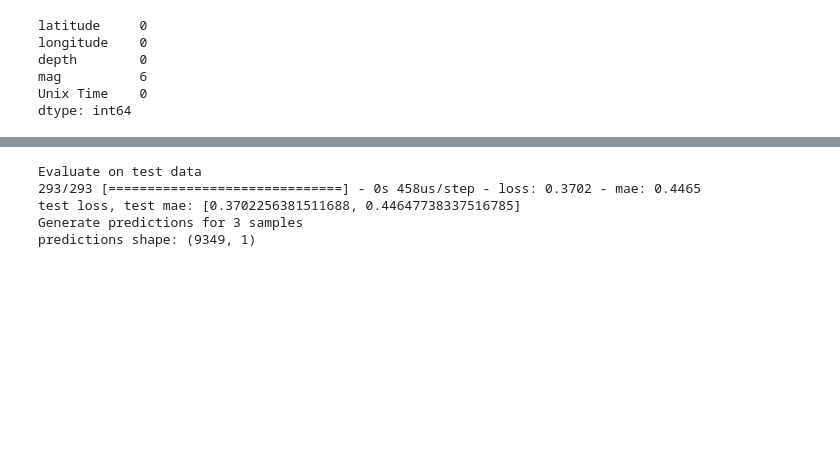
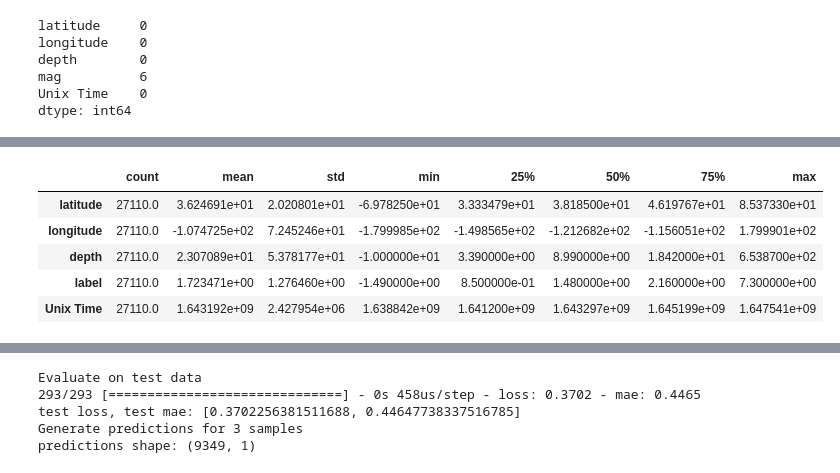
Before and after one commit to rromang/earthquake_modeling, a Jupyter notebook: notebooks/NN_mag copy.ipynb, the cells around one changed output, grey strips where cells are left out. Saved outputs shown, nothing was run; the diff lists cells and outputs as text; code cells hidden in the pictures; blank space fills up the shorter version.

```diff
--- a/notebooks/NN_mag.ipynb
+++ b/notebooks/NN_mag copy.ipynb
@@ -135,0 +137,9 @@ X_train, X_test, y_train, y_test = train_test_split(X, y, test_size=0.33, random
+# %%
+train_dataset.describe().transpose()
+# %% [output]
+|  | count | mean | std | min | 25% | 50% | 75% | max |
+| latitude | 27110.0 | 3.624691e+01 | 2.020801e+01 | -6.978250e+01 | 3.333479e+01 | 3.818500e+01 | 4.619767e+01 | 8.537330e+01 |
+| longitude | 27110.0 | -1.074725e+02 | 7.245246e+01 | -1.799985e+02 | -1.498565e+02 | -1.212682e+02 | -1.156051e+02 | 1.799901e+02 |
+| depth | 27110.0 | 2.307089e+01 | 5.378177e+01 | -1.000000e+01 | 3.390000e+00 | 8.990000e+00 | 1.842000e+01 | 6.538700e+02 |
+| label | 27110.0 | 1.723471e+00 | 1.276460e+00 | -1.490000e+00 | 8.500000e-01 | 1.480000e+00 | 2.160000e+00 | 7.300000e+00 |
+| Unix Time | 27110.0 | 1.643192e+09 | 2.427954e+06 | 1.638842e+09 | 1.641200e+09 | 1.643297e+09 | 1.645199e+09 | 1.647541e+09 |
```
Also changed, not shown: parts of 20 cells of this notebook, 3 other files.
